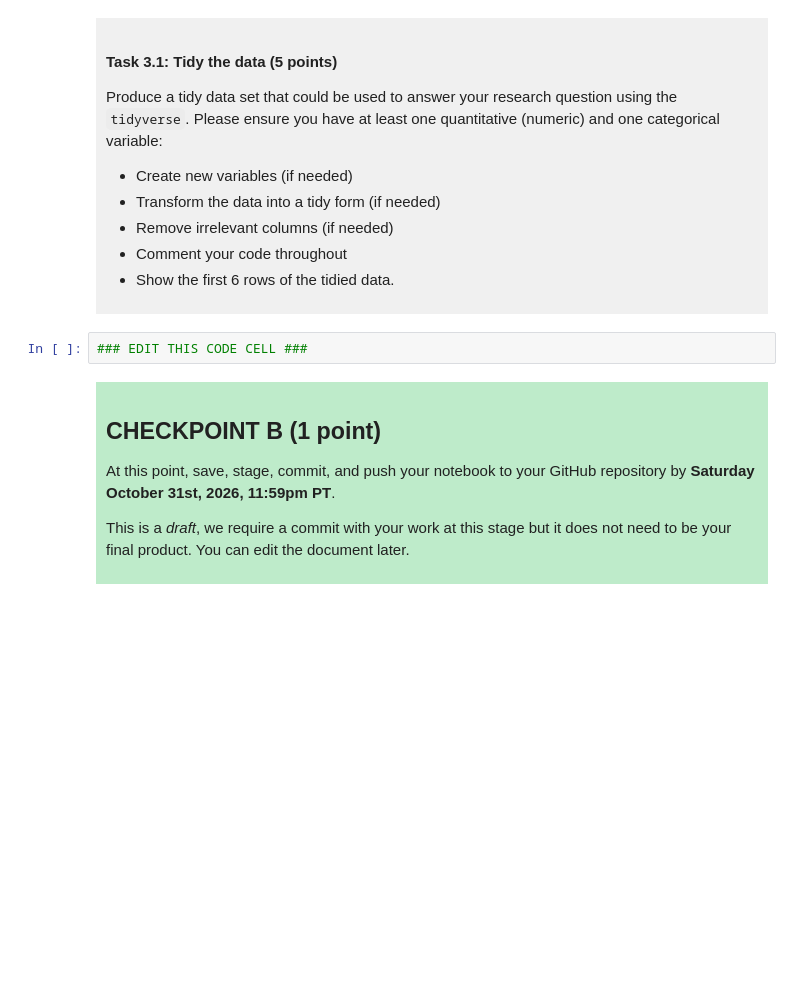
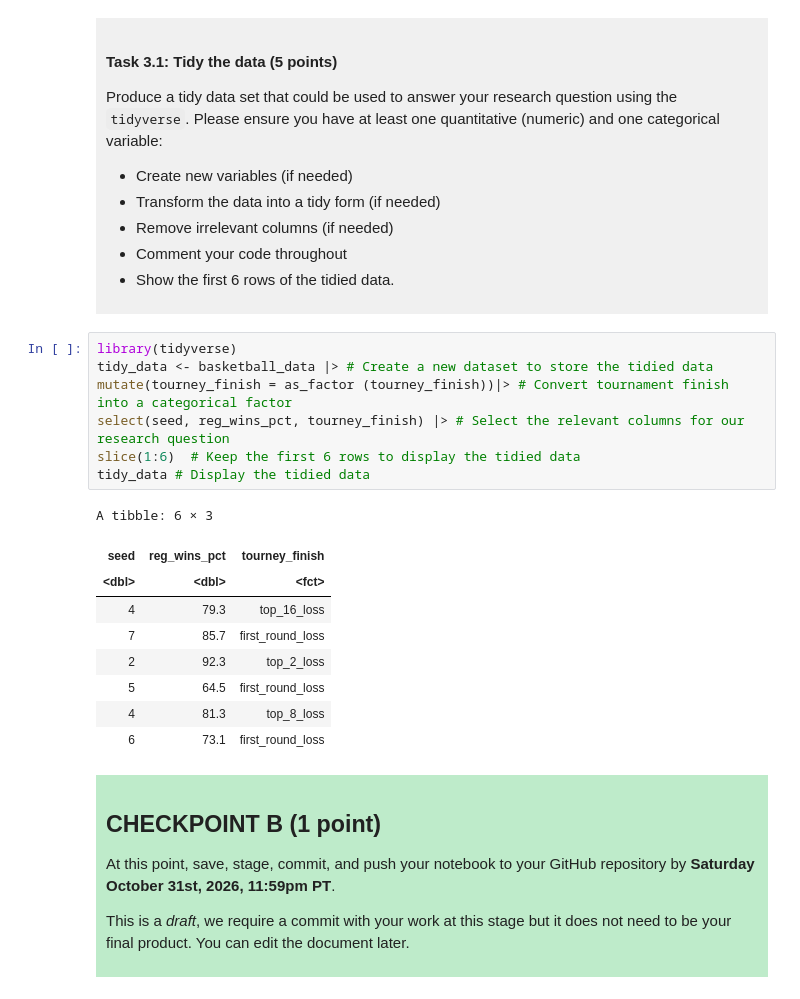
Before and after one commit to anjali012207/dsci-100-project-anjali, a Jupyter notebook: dsci-100-project-notebook.ipynb, the cells around one changed output. Saved outputs shown, nothing was run; the diff lists cells and outputs as text; blank space fills up the shorter version.

```diff
--- a/dsci-100-project-notebook.ipynb
+++ b/dsci-100-project-notebook.ipynb
@@ -189,7 +209,22 @@ Produce a tidy data set that could be used to answer your research question usin
 
 </div>
 # %%
-### EDIT THIS CODE CELL ###
+library(tidyverse)
+tidy_data <- basketball_data |> # Create a new dataset to store the tidied data
+mutate(tourney_finish = as_factor (tourney_finish))|> # Convert tournament finish into a categorical factor
+select(seed, reg_wins_pct, tourney_finish) |> # Select the relevant columns for our research question
+slice(1:6)  # Keep the first 6 rows to display the tidied data
+tidy_data # Display the tidied data
+# %% [output]
+A tibble: 6 × 3
+| seed | reg_wins_pct | tourney_finish |
+| <dbl> | <dbl> | <fct> |
+| 4 | 79.3 | top_16_loss |
+| 7 | 85.7 | first_round_loss |
+| 2 | 92.3 | top_2_loss |
+| 5 | 64.5 | first_round_loss |
+| 4 | 81.3 | top_8_loss |
+| 6 | 73.1 | first_round_loss |
 # %% [markdown]
 <div style="background-color: #beebca; padding: 10px;">
 
```
Also changed, not shown: parts of 3 cells of this notebook.
